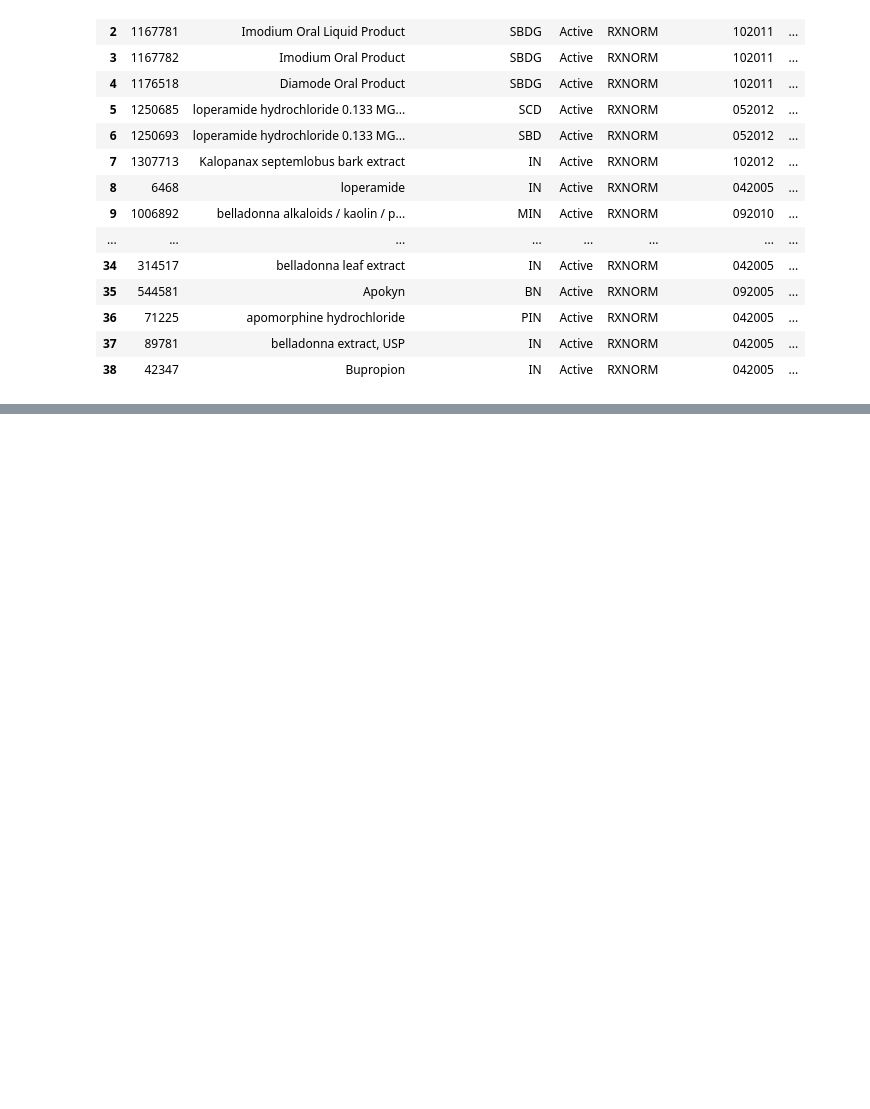
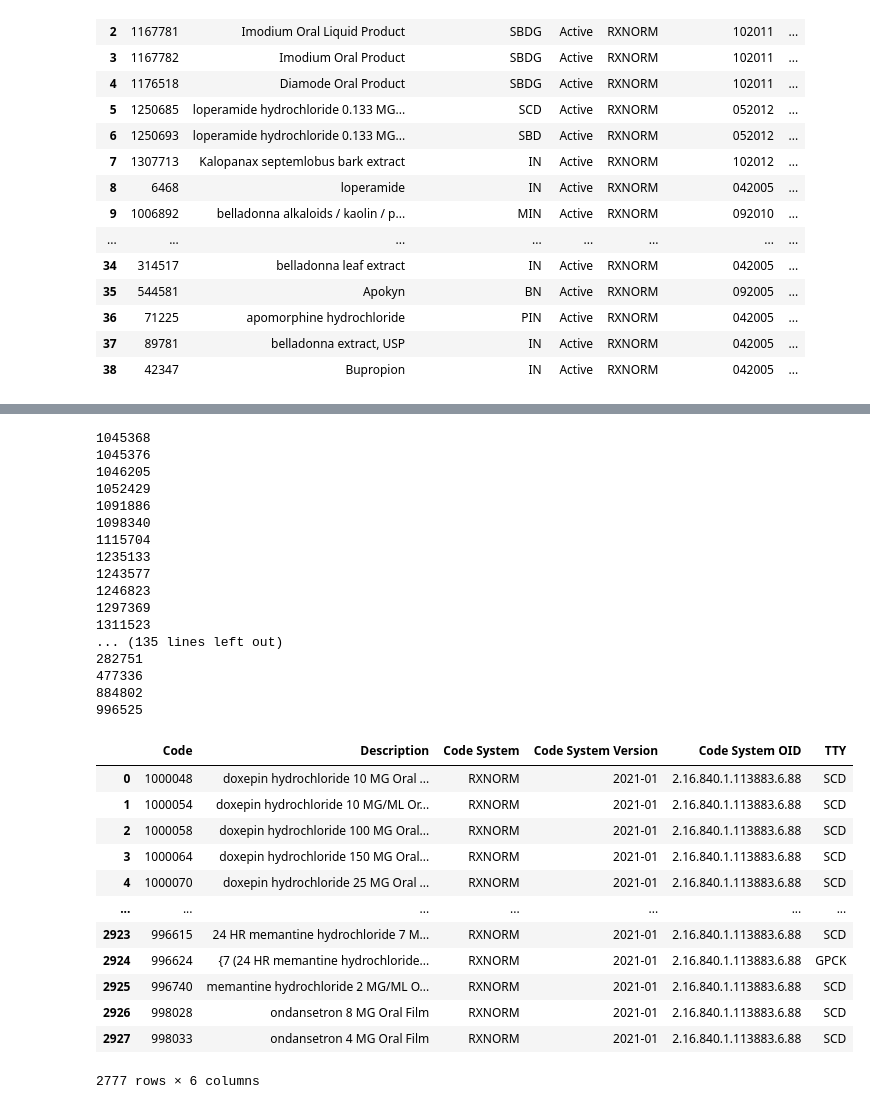
Before and after one commit to danielhmendoza01/Automatic_Code_Sets, a Jupyter notebook: Opioid_Query.ipynb, the cells around one changed output, grey strips where cells are left out. Saved outputs shown, nothing was run; the diff lists cells and outputs as text; code cells hidden in the pictures; blank space fills up the shorter version.

```diff
--- a/Opioid_Query.ipynb
+++ b/Opioid_Query.ipynb
@@ -371,0 +401,42 @@ most_occuring.to_csv("Most_Occuring.csv")
+# %%
+count = 0
+for code in df_non["Code"]:
+    getRxcuiHistoryStatus = 'rxcui/{}/historystatus.json'.format(code)
+    status = pd.read_json(base_url_2+getRxcuiHistoryStatus)
+    status = pd.DataFrame(status.rxcuiStatusHistory.metaData, index=[0])
+    if status.iloc[0]["status"] != 'Active':
+        df_non = df_non.loc[df_non["Code"] != code]
+        print(code)
+        count+=1
+df_non
+# %% [output]
+1045368
+1045376
+1046205
+1052429
+1091886
+1098340
+1115704
+1235133
+1243577
+1246823
+1297369
+1311523
+... (135 lines left out)
+282751
+477336
+884802
+996525
+|  | Code | Description | Code System | Code System Version | Code System OID | TTY |
+| 0 | 1000048 | doxepin hydrochloride 10 MG Oral ... | RXNORM | 2021-01 | 2.16.840.1.113883.6.88 | SCD |
+| 1 | 1000054 | doxepin hydrochloride 10 MG/ML Or... | RXNORM | 2021-01 | 2.16.840.1.113883.6.88 | SCD |
+| 2 | 1000058 | doxepin hydrochloride 100 MG Oral... | RXNORM | 2021-01 | 2.16.840.1.113883.6.88 | SCD |
+| 3 | 1000064 | doxepin hydrochloride 150 MG Oral... | RXNORM | 2021-01 | 2.16.840.1.113883.6.88 | SCD |
+| 4 | 1000070 | doxepin hydrochloride 25 MG Oral ... | RXNORM | 2021-01 | 2.16.840.1.113883.6.88 | SCD |
+| ... | ... | ... | ... | ... | ... | ... |
+| 2923 | 996615 | 24 HR memantine hydrochloride 7 M... | RXNORM | 2021-01 | 2.16.840.1.113883.6.88 | SCD |
+| 2924 | 996624 | {7 (24 HR memantine hydrochloride... | RXNORM | 2021-01 | 2.16.840.1.113883.6.88 | GPCK |
+| 2925 | 996740 | memantine hydrochloride 2 MG/ML O... | RXNORM | 2021-01 | 2.16.840.1.113883.6.88 | SCD |
+| 2926 | 998028 | ondansetron 8 MG Oral Film | RXNORM | 2021-01 | 2.16.840.1.113883.6.88 | SCD |
+| 2927 | 998033 | ondansetron 4 MG Oral Film | RXNORM | 2021-01 | 2.16.840.1.113883.6.88 | SCD |
+2777 rows × 6 columns
```
Also changed, not shown: parts of 18 cells of this notebook, 16 other files.
